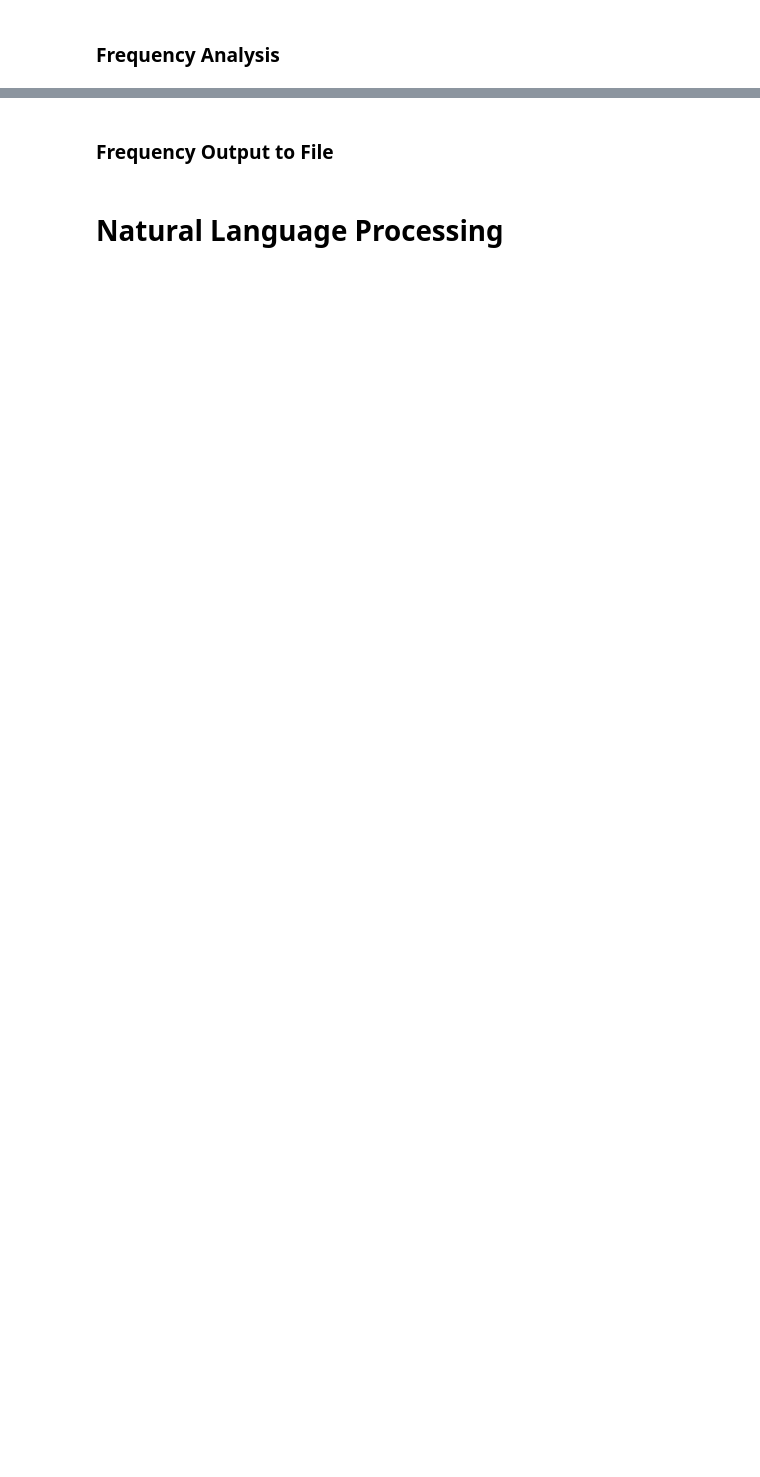
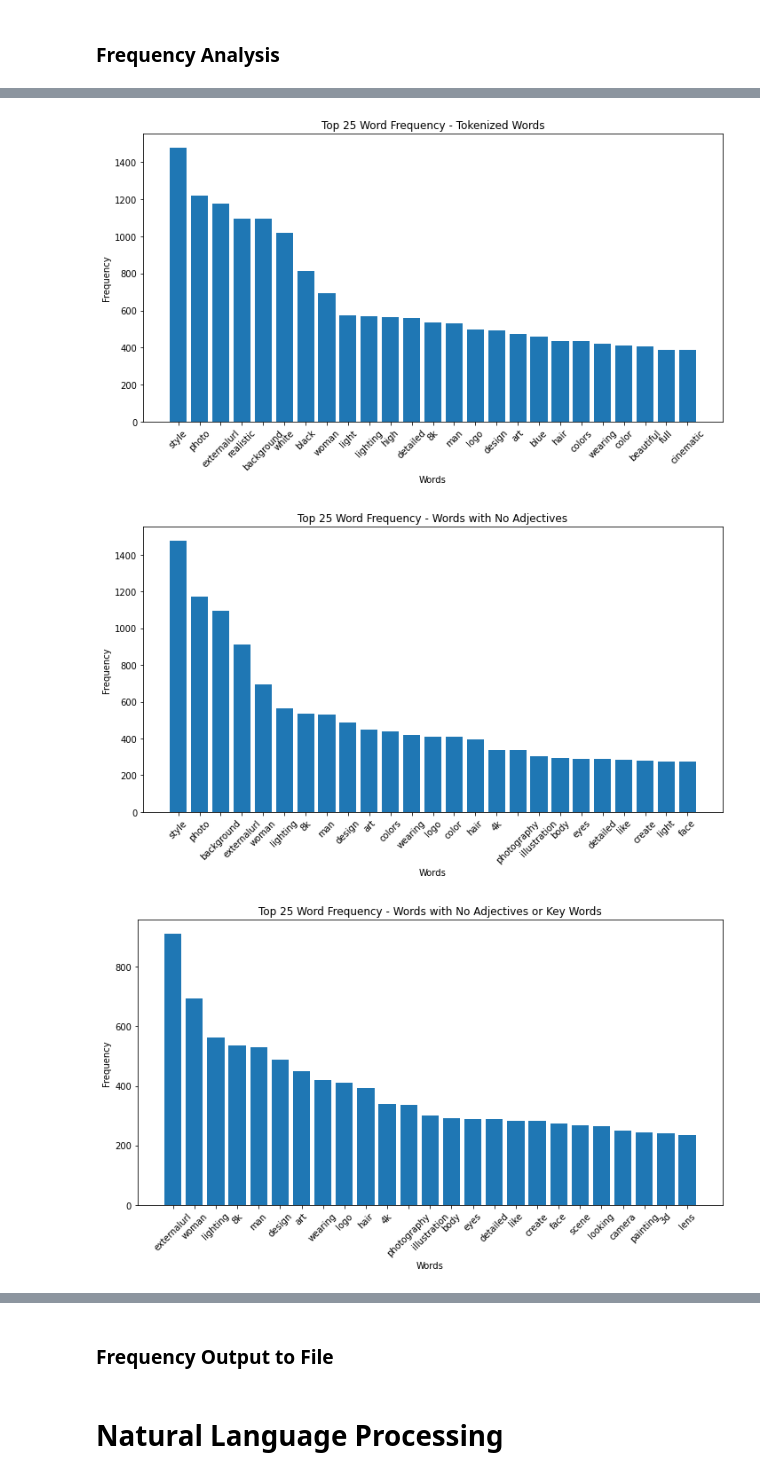
Before and after one commit to tommymattson/CapstoneProject, a Jupyter notebook: DataAnalysis.ipynb, the cells around one changed output, grey strips where cells are left out. Drawn from its saved outputs; the diff is of its cells as text; code cells hidden in the pictures; blank space fills up the shorter version.

```diff
--- a/DataAnalysis.ipynb
+++ b/DataAnalysis.ipynb
@@ -238,0 +272,14 @@ plt.show()
+# %%
+num_words = 25  # Number of words to display
+
+create_word_frequency_plot(wordFrequency_tokenized_df, 'Word Frequency - Tokenized Words', num_words)
+create_word_frequency_plot(wordFrequency_noAdjectives_df, 'Word Frequency - Words with No Adjectives', num_words)
+create_word_frequency_plot(wordFrequency_noAdjectivesOrKeyWords_df, 'Word Frequency - Words with No Adjectives or Key Words', num_words)
+
+create_word_frequency_plot(wordFrequency_stemmed_df, 'Word Frequency - Stemmed Words', num_words)
+create_word_frequency_plot(wordFrequency_stemmed_noAdjectives_df, 'Word Frequency - Stemmed Words with No Adjectives', num_words)
+create_word_frequency_plot(wordFrequency_stemmed_noAdjectivesOrKeyWords_df, 'Word Frequency - Stemmed Words with No Adjectives or Key Words', num_words)
+# %% [output]
+[figure, added]
+[figure, added]
+[figure, added]
```
Also changed, not shown: parts of 27 cells of this notebook, 14 other files.
